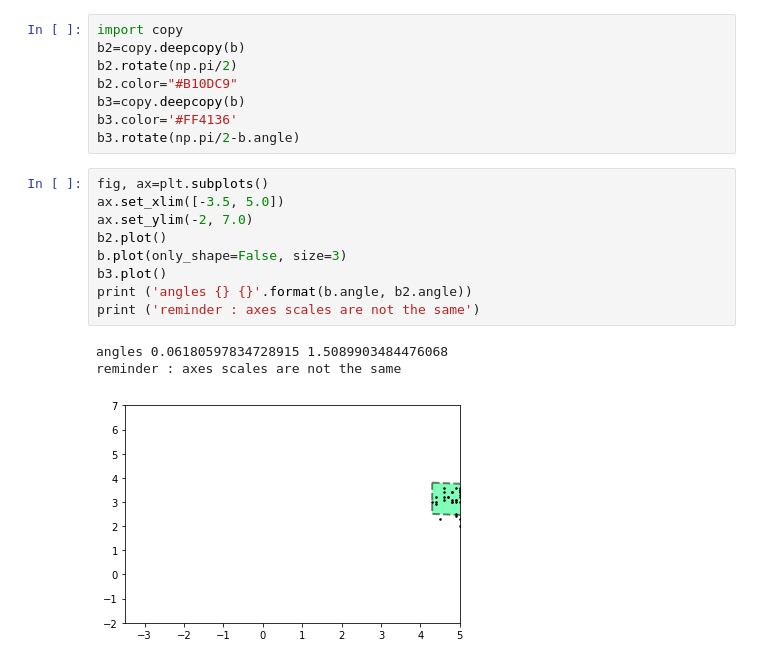
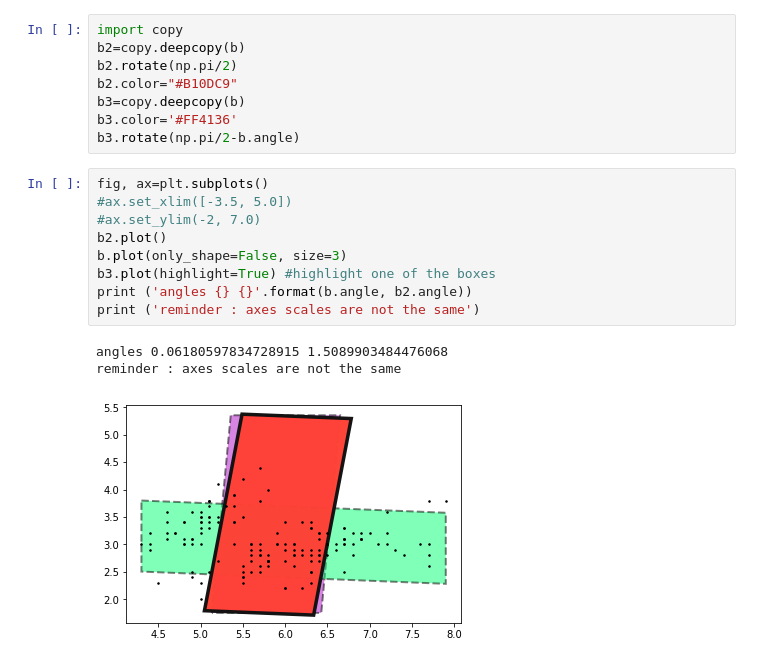
Before and after one commit to caganze/coolshapes, a Jupyter notebook: examples/tutorial.ipynb, the cells around one changed output. Cells and saved outputs as stored; diff of their text form.

```diff
--- a/examples/tutorial.ipynb
+++ b/examples/tutorial.ipynb
@@ -78,14 +78,14 @@ b3.color='#FF4136'
 b3.rotate(np.pi/2-b.angle)
 # %%
 fig, ax=plt.subplots()
-ax.set_xlim([-3.5, 5.0])
-ax.set_ylim(-2, 7.0)
+#ax.set_xlim([-3.5, 5.0])
+#ax.set_ylim(-2, 7.0)
 b2.plot()
 b.plot(only_shape=False, size=3)
-b3.plot()
+b3.plot(highlight=True) #highlight one of the boxes
 print ('angles {} {}'.format(b.angle, b2.angle))
 print ('reminder : axes scales are not the same')
 # %% [output]
 angles 0.06180597834728915 1.5089903484476068
 reminder : axes scales are not the same
-[figure, old version]
+[figure, new version]
```
Also changed, not shown: 5 other files.
